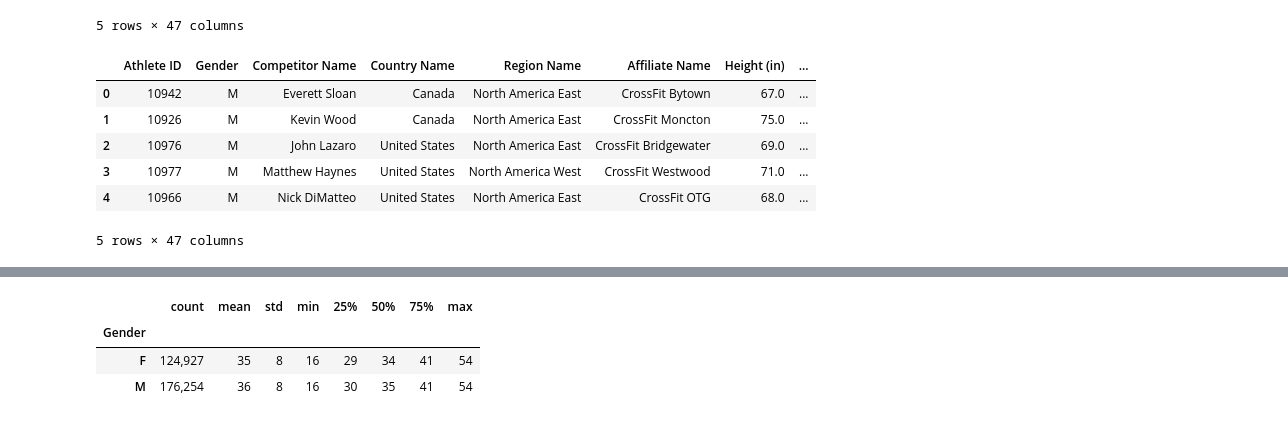
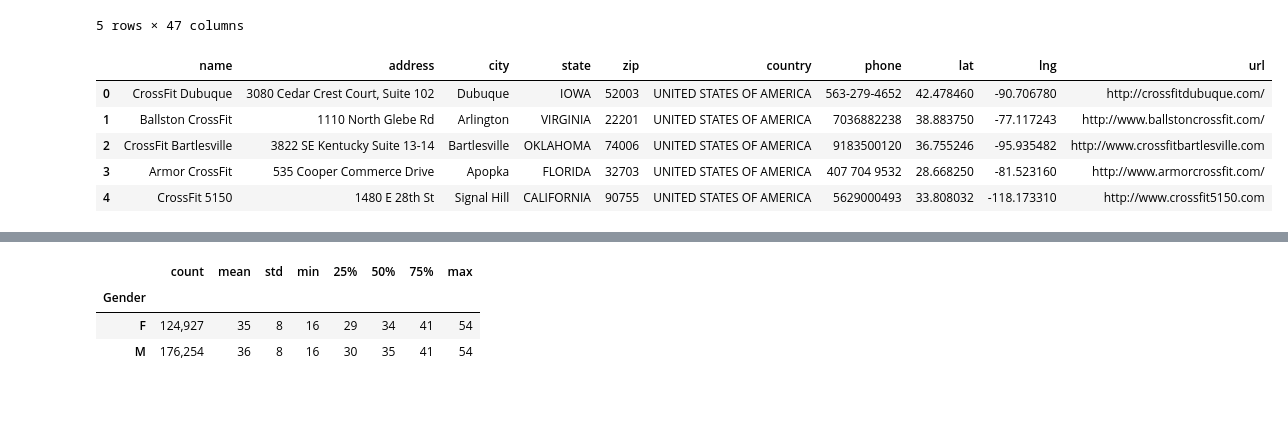
Before and after one commit to cdmoseley/CrossFit-Galvanize-Capstone, a Jupyter notebook: Crossfit_Analysis.ipynb, the cells around one changed output, grey strips where cells are left out. Cells and saved outputs as stored; diff of their text form; code cells hidden in the pictures.

Commit message:
Cleaning Analysis Data

```diff
--- a/Crossfit_Analysis.ipynb
+++ b/Crossfit_Analysis.ipynb
@@ -369,11 +108,10 @@ Crossfit.head()
 # %%
-CrossFit = pd.read_csv('/Users/cdmoseley/dai_files/Capstone/Galvanize_Capstone_Crossfit/Data/Analysis_Data/Crossfit.csv')
-CrossFit.head()
+locations = pd.read_csv('/Users/cdmoseley/dai_files/Capstone/Galvanize_Capstone_Crossfit/Data/crossfit-locations-in-united-states.csv')
+locations.head()
 # %% [output]
-|  | Athlete ID | Gender | Competitor Name | Country Name | Region Name | Affiliate Name | Height (in) | ... |
-| 0 | 10942 | M | Everett Sloan | Canada | North America East | CrossFit Bytown | 67.0 | ... |
-| 1 | 10926 | M | Kevin Wood | Canada | North America East | CrossFit Moncton | 75.0 | ... |
-| 2 | 10976 | M | John Lazaro | United States | North America East | CrossFit Bridgewater | 69.0 | ... |
-| 3 | 10977 | M | Matthew Haynes | United States | North America West | CrossFit Westwood | 71.0 | ... |
-| 4 | 10966 | M | Nick DiMatteo | United States | North America East | CrossFit OTG | 68.0 | ... |
+|  | name | address | city | state | zip | country | phone | lat | lng | url |
+| 0 | CrossFit Dubuque | 3080 Cedar Crest Court, Suite 102 | Dubuque | IOWA | 52003 | UNITED STATES OF AMERICA | 563-279-4652 | 42.478460 | -90.706780 | http://crossfitdubuque.com/ |
+| 1 | Ballston CrossFit | 1110 North Glebe Rd | Arlington | VIRGINIA | 22201 | UNITED STATES OF AMERICA | 7036882238 | 38.883750 | -77.117243 | http://www.ballstoncrossfit.com/ |
+| 2 | CrossFit Bartlesville | 3822 SE Kentucky Suite 13-14 | Bartlesville | OKLAHOMA | 74006 | UNITED STATES OF AMERICA | 9183500120 | 36.755246 | -95.935482 | http://www.crossfitbartlesville.com |
+| 3 | Armor CrossFit | 535 Cooper Commerce Drive | Apopka | FLORIDA | 32703 | UNITED STATES OF AMERICA | 407 704 9532 | 28.668250 | -81.523160 | http://www.armorcrossfit.com/ |
+| 4 | CrossFit 5150 | 1480 E 28th St | Signal Hill | CALIFORNIA | 90755 | UNITED STATES OF AMERICA | 5629000493 | 33.808032 | -118.173310 | http://www.crossfit5150.com |
-5 rows × 47 columns
```
Also changed, not shown: parts of 94 cells of this notebook, 5 other files.
